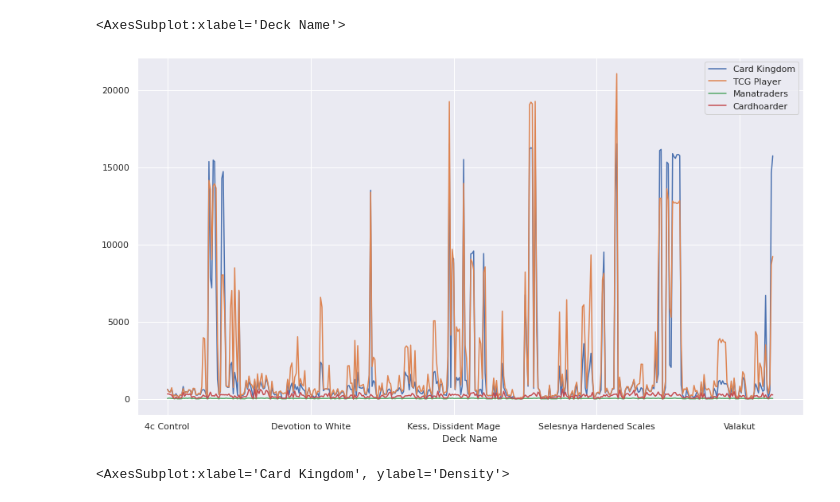
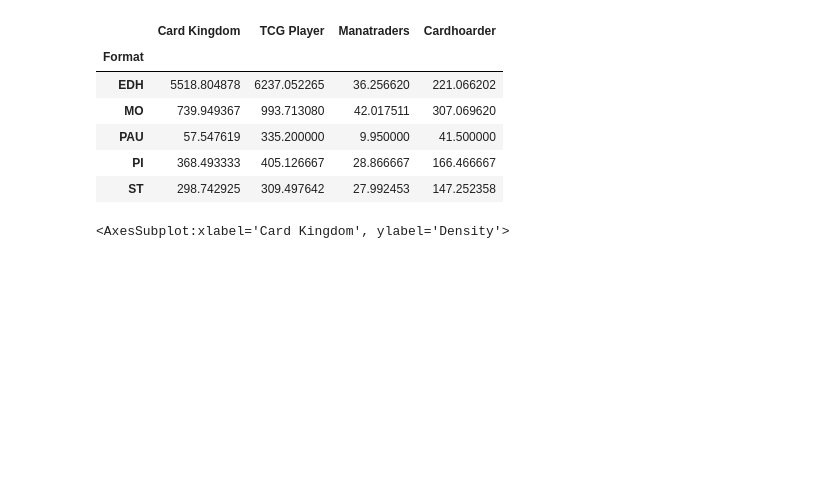
Before and after one commit to nmbr13/MTG-Scrape, a Jupyter notebook: Deck Analysis.ipynb, the cells around one changed output. Drawn from its saved outputs; the diff is of its cells as text; code cells hidden in the pictures; blank space fills up the shorter version.

```diff
--- a/Deck Analysis.ipynb
+++ b/Deck Analysis.ipynb
@@ -6,10 +6,15 @@ import seaborn as sns
 df = pd.read_csv('combo_decks.csv')
 df = df.drop(df.keys()[0],axis=1)
 # %%
-df.groupby('Deck Name').mean()
+df.groupby('Format').mean()
 # %% [output]
-<AxesSubplot:xlabel='Deck Name'>
-[figure, removed]
+|  | Card Kingdom | TCG Player | Manatraders | Cardhoarder |
+| Format |  |  |  |  |
+| EDH | 5518.804878 | 6237.052265 | 36.256620 | 221.066202 |
+| MO | 739.949367 | 993.713080 | 42.017511 | 307.069620 |
+| PAU | 57.547619 | 335.200000 | 9.950000 | 41.500000 |
+| PI | 368.493333 | 405.126667 | 28.866667 | 166.466667 |
+| ST | 298.742925 | 309.497642 | 27.992453 | 147.252358 |
 # %%
 
 import matplotlib.pyplot as plt
```
Also changed, not shown: 11 other files.
